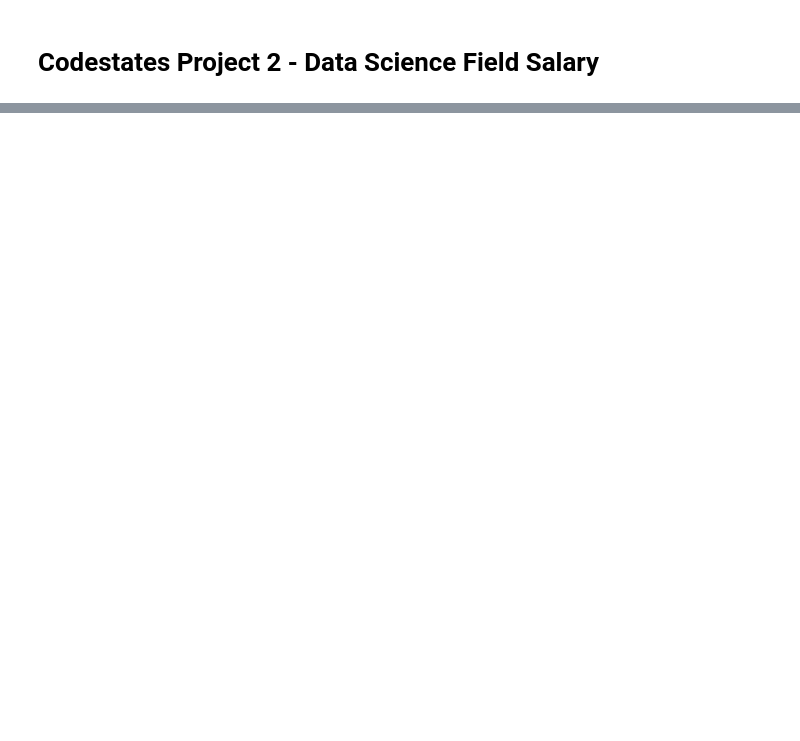
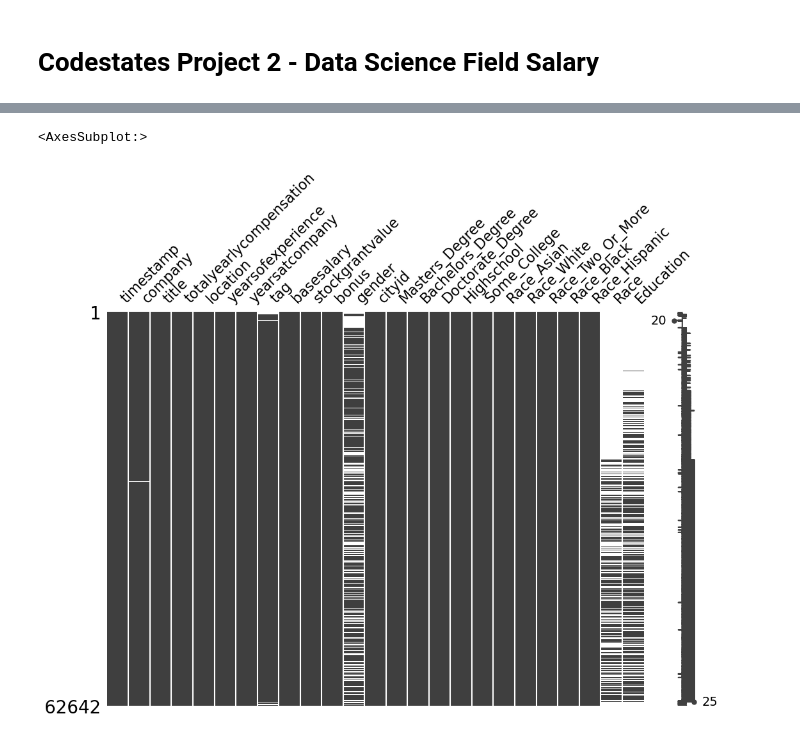
Before and after one commit to tes-b/project_2_income_prediction, a Jupyter notebook: Project_Data_Science_Field_Salary.ipynb, the cells around one changed output, grey strips where cells are left out. Cells and saved outputs as stored; diff of their text form; code cells hidden in the pictures; blank space fills up the shorter version.

```diff
--- a/Project_Data_Science_Field_Salary.ipynb
+++ b/Project_Data_Science_Field_Salary.ipynb
@@ -9,0 +45,4 @@ import missingno as msno
+# %%
+df_0 = pd.read_csv("data_0_Levels_Fyi_Salary_Data.csv")
+print(df_0.shape)
+df_0.head(5).T
@@ -9,0 +68,3 @@ import missingno as msno
+# %%
+# drop unsued
+df_0 = df_0.drop(["otherdetails", "dmaid", "level","rowNumber"], axis=1)
@@ -9,0 +81,5 @@ import missingno as msno
+# %%
+msno.matrix(df_0, figsize=(12, 8))
+# %% [output]
+<AxesSubplot:>
+[figure, added]
```
Also changed, not shown: parts of 16 cells of this notebook.
